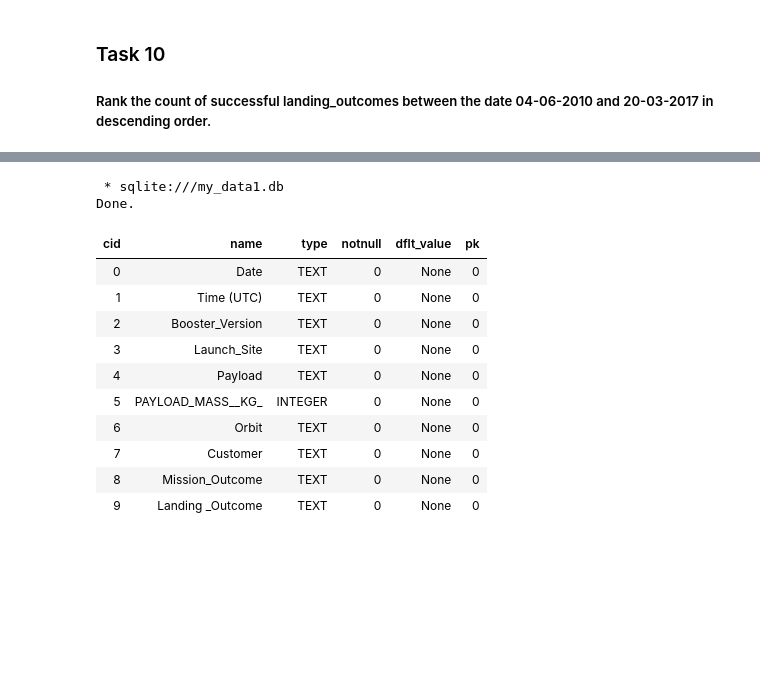
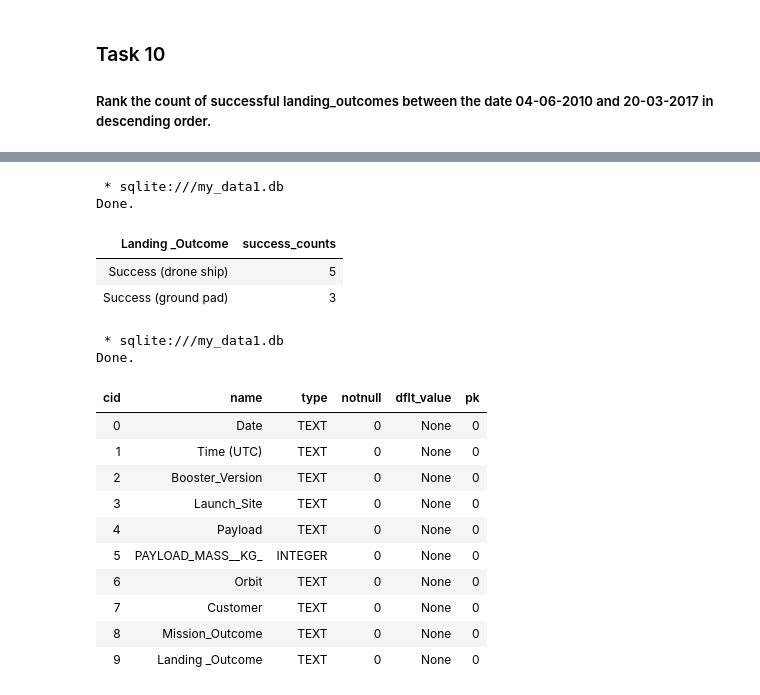
Before and after one commit to so-dipe/IBM-DS-PC, a Jupyter notebook: Capstone/jupyter_labs_eda_sql_coursera_sqllite.ipynb, the cells around one changed output, grey strips where cells are left out. Drawn from its saved outputs; the diff is of its cells as text; code cells hidden in the pictures; blank space fills up the shorter version.

```diff
--- a/Capstone/jupyter_labs_eda_sql_coursera_sqllite.ipynb
+++ b/Capstone/jupyter_labs_eda_sql_coursera_sqllite.ipynb
@@ -315,3 +316,16 @@ Done.
+# %%
+%%sql
+
+SELECT "Landing _Outcome", count("Landing _Outcome") as success_counts
+FROM SPACEXTBL
+WHERE ("Landing _Outcome" LIKE '%Success%') AND (substr(date,7)||'-'||substr(date,4,2)||'-'||substr(date,1,2)) BETWEEN '2010-06-04' AND '2017-03-20'
+GROUP BY "Landing _Outcome"
+# %% [output]
+ * sqlite:///my_data1.db
+Done.
+| Landing _Outcome | success_counts |
+| Success (drone ship) | 5 |
+| Success (ground pad) | 3 |
 # %%
 %%sql
 PRAGMA table_info(SPACEXTBL)
```
Also changed, not shown: parts of 5 cells of this notebook.
